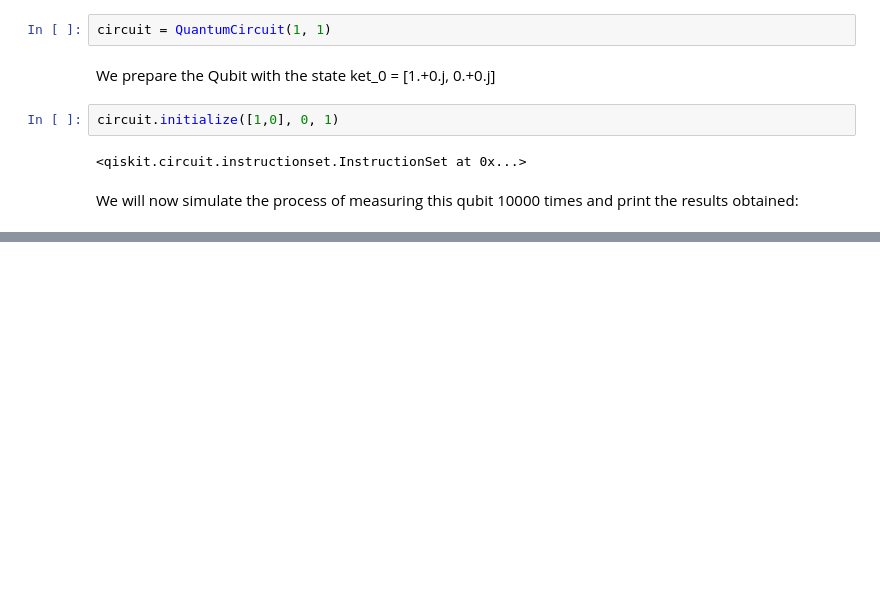
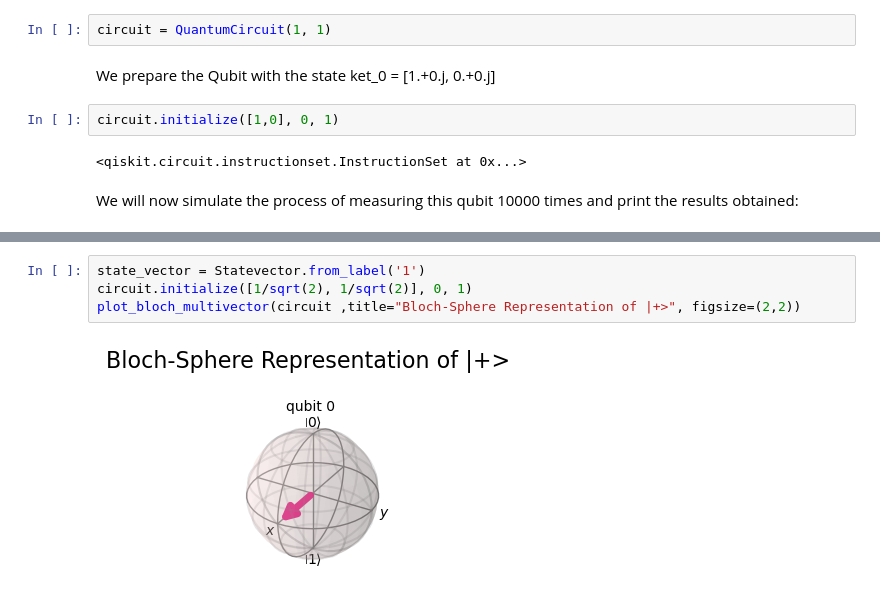
Before and after one commit to xaviermondragon/qiskit_explorations, a Jupyter notebook: one_qubit.ipynb, the cells around one changed output, grey strips where cells are left out. Drawn from its saved outputs; the diff is of its cells as text; blank space fills up the shorter version.

```diff
--- a/one_qubit.ipynb
+++ b/one_qubit.ipynb
@@ -80,0 +108,6 @@ print(counts)
+# %%
+state_vector = Statevector.from_label('1')
+circuit.initialize([1/sqrt(2), 1/sqrt(2)], 0, 1)
+plot_bloch_multivector(circuit ,title="Bloch-Sphere Representation of |+>", figsize=(2,2))
+# %% [output]
+[figure, added]
```
Also changed, not shown: parts of 10 cells of this notebook, 1 other file.
